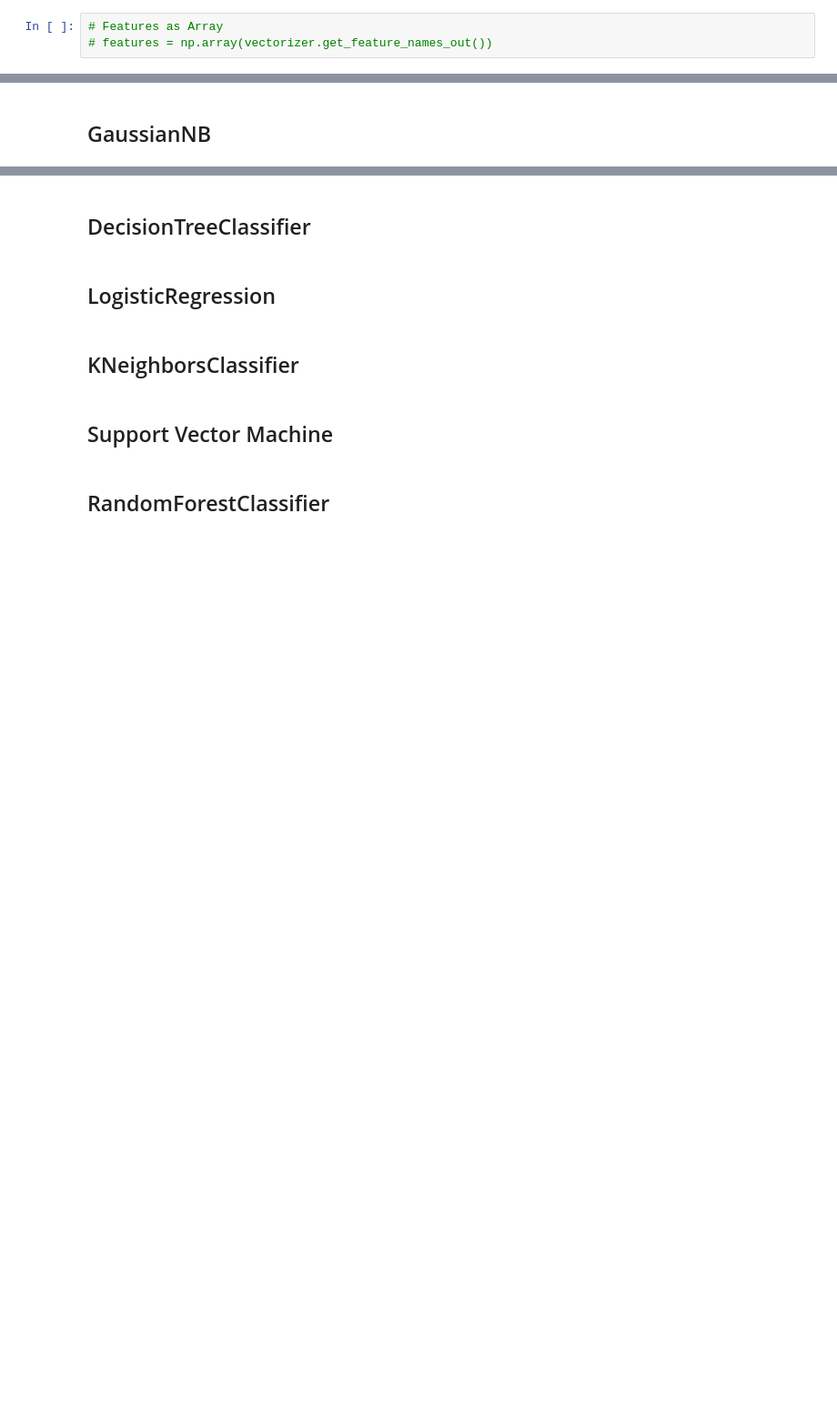
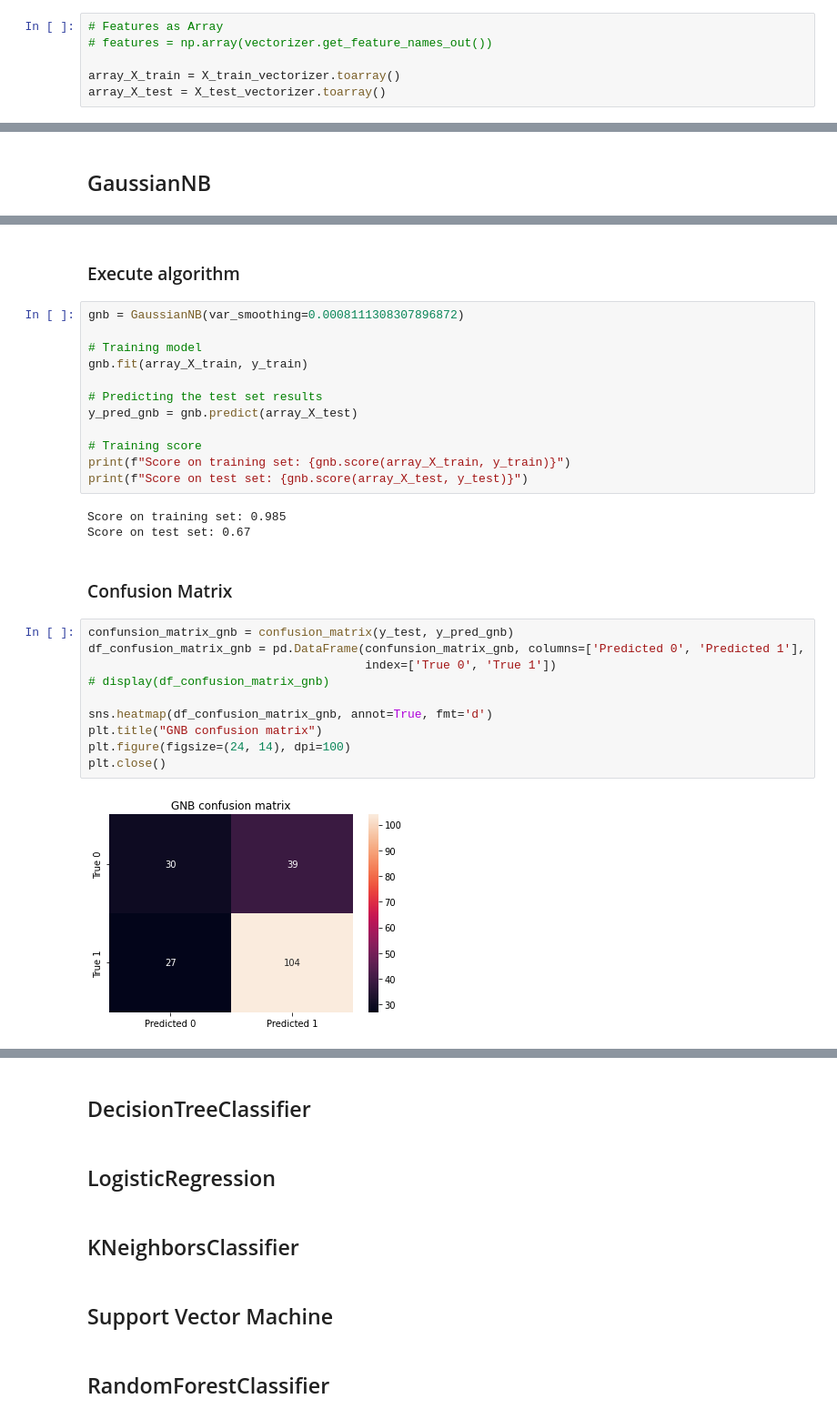
Before and after one commit to AT181903/YelpDatasetAnalysis, a Jupyter notebook: reviews_task.ipynb, the cells around one changed output, grey strips where cells are left out. Shown at 91% size. Drawn from its saved outputs; the diff is of its cells as text; blank space fills up the shorter version.

```diff
--- a/reviews_task.ipynb
+++ b/reviews_task.ipynb
@@ -282,6 +282,9 @@ X_test_df.head(5)
 # %%
 # Features as Array
 # features = np.array(vectorizer.get_feature_names_out())
+
+array_X_train = X_train_vectorizer.toarray()
+array_X_test = X_test_vectorizer.toarray()
 # %%
 from sklearn.neighbors import KNeighborsClassifier
 from sklearn.linear_model import LogisticRegression
@@ -329,0 +391,31 @@ Score on test set: 0.85
+# %% [markdown]
+### Execute algorithm
+# %%
+gnb = GaussianNB(var_smoothing=0.0008111308307896872)
+
+# Training model
+gnb.fit(array_X_train, y_train)
+
+# Predicting the test set results
+y_pred_gnb = gnb.predict(array_X_test)
+
+# Training score
+print(f"Score on training set: {gnb.score(array_X_train, y_train)}")
+print(f"Score on test set: {gnb.score(array_X_test, y_test)}")
+# %% [output]
+Score on training set: 0.985
+Score on test set: 0.67
+# %% [markdown]
+### Confusion Matrix
+# %%
+confunsion_matrix_gnb = confusion_matrix(y_test, y_pred_gnb)
+df_confusion_matrix_gnb = pd.DataFrame(confunsion_matrix_gnb, columns=['Predicted 0', 'Predicted 1'],
+                                       index=['True 0', 'True 1'])
+# display(df_confusion_matrix_gnb)
+
+sns.heatmap(df_confusion_matrix_gnb, annot=True, fmt='d')
+plt.title("GNB confusion matrix")
+plt.figure(figsize=(24, 14), dpi=100)
+plt.close()
+# %% [output]
+[figure, added]
```
Also changed, not shown: parts of 13 cells of this notebook.
